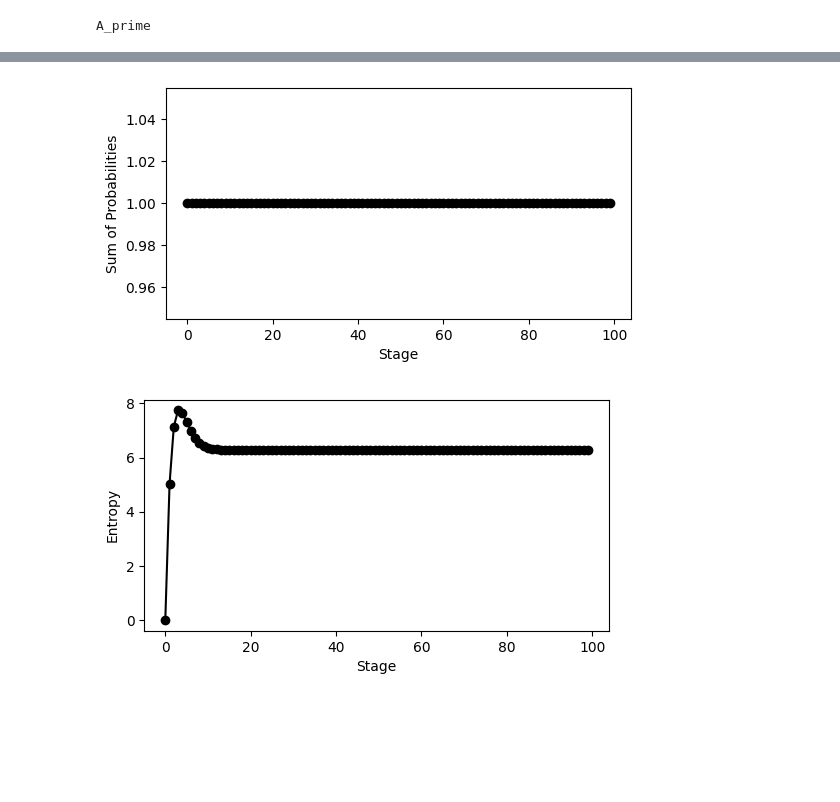
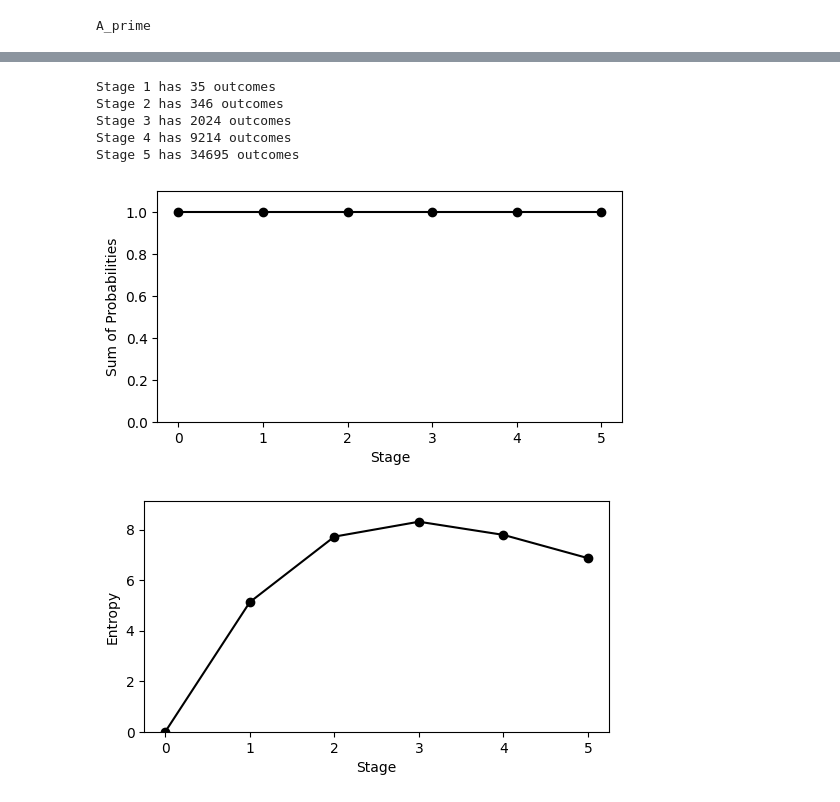
Before and after one commit to ThomasPanYongling/DNA-Recombinase, a Jupyter notebook: State machines.ipynb, the cells around one changed output, grey strips where cells are left out. Saved outputs shown, nothing was run; the diff lists cells and outputs as text; code cells hidden in the pictures; blank space fills up the shorter version.

```diff
--- a/State machines.ipynb
+++ b/State machines.ipynb
@@ -175,17 +148,0 @@ detect_pair_BRA(initial_dna_sequence_0,['A','ALPHA'])
-# %%
-
-def detect_pair_KET(DNA,site):
-    site_length = len(site)
-    start_positions = []
-    end_positions = []
-
-    # Slide through the DNA looking for matches
-    for i in range(len(DNA) - site_length + 1):
-        # Check if current window matches the site
-        DNA_window=DNA[i:i+site_length]
-        if DNA_window == site:
-            start_positions.append((i,'forward'))#computer positions
-        elif DNA_window[::-1] == site:
-            start_positions.append((i,'backward'))#computer positions
-
-    return start_positions
@@ -228,5 +211,6 @@ def evaluate_colour_IS110(DNA,choice1,choice2):
             result= delete_between(DNA,num1+1,num2+1)
         else :
             result= 'DoNotCount'
-
+    if choice1==choice2:
+        result='DoNotCount'
     return result
@@ -325,18 +329,22 @@ outcome_lists= probability_calculation(initial_dna_sequence_3,pairs_pool_3,numbe
 # %%
 DNA_sequence=[
 '1', 'A', 'ALPHA',
-'2', 'ALPHA', 'A',
+'2', 'ALPHA_prime', 'A_prime',
 '3','A','ALPHA',
-'4','ALPHA','A',
-'5','A','ALPHA',
-'6','ALPHA','A',
-'7','A','ALPHA',
-'8','ALPHA','A',
-'9','A','ALPHA',
-'10','ALPHA','A',
-'11']
+'4', 'ALPHA_prime', 'A_prime',
+'5', 'A', 'ALPHA',
+'6', 'ALPHA_prime', 'A_prime',
+'7', 'A', 'ALPHA',
+'8', 'ALPHA_prime', 'A_prime',
+'9', 'A', 'ALPHA',
+'10', 'ALPHA_prime', 'A_prime']
 pairs_pool=[(['A','ALPHA'],['A','ALPHA'])]
-outcome_lists= probability_calculation(DNA_sequence,pairs_pool,numberofevents=100)
+outcome_lists= probability_calculation(DNA_sequence,pairs_pool,numberofevents=6,print_T=1)
 # %% [output]
+Stage 1 has 35 outcomes
+Stage 2 has 346 outcomes
+Stage 3 has 2024 outcomes
+Stage 4 has 9214 outcomes
+Stage 5 has 34695 outcomes
-[figure, old version]
+[figure, new version]
-[figure, old version]
+[figure, new version]
```
Also changed, not shown: parts of 8 cells of this notebook.
